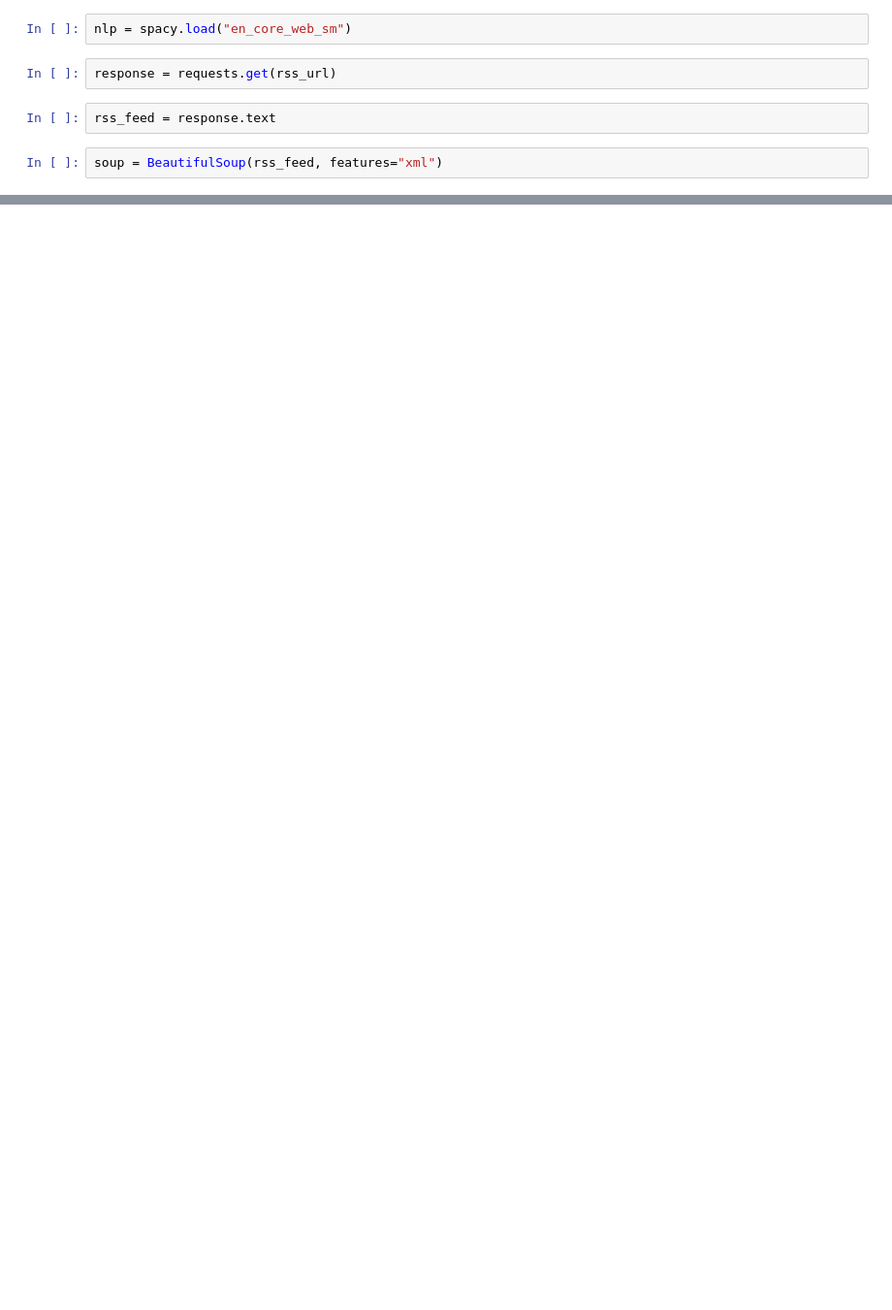
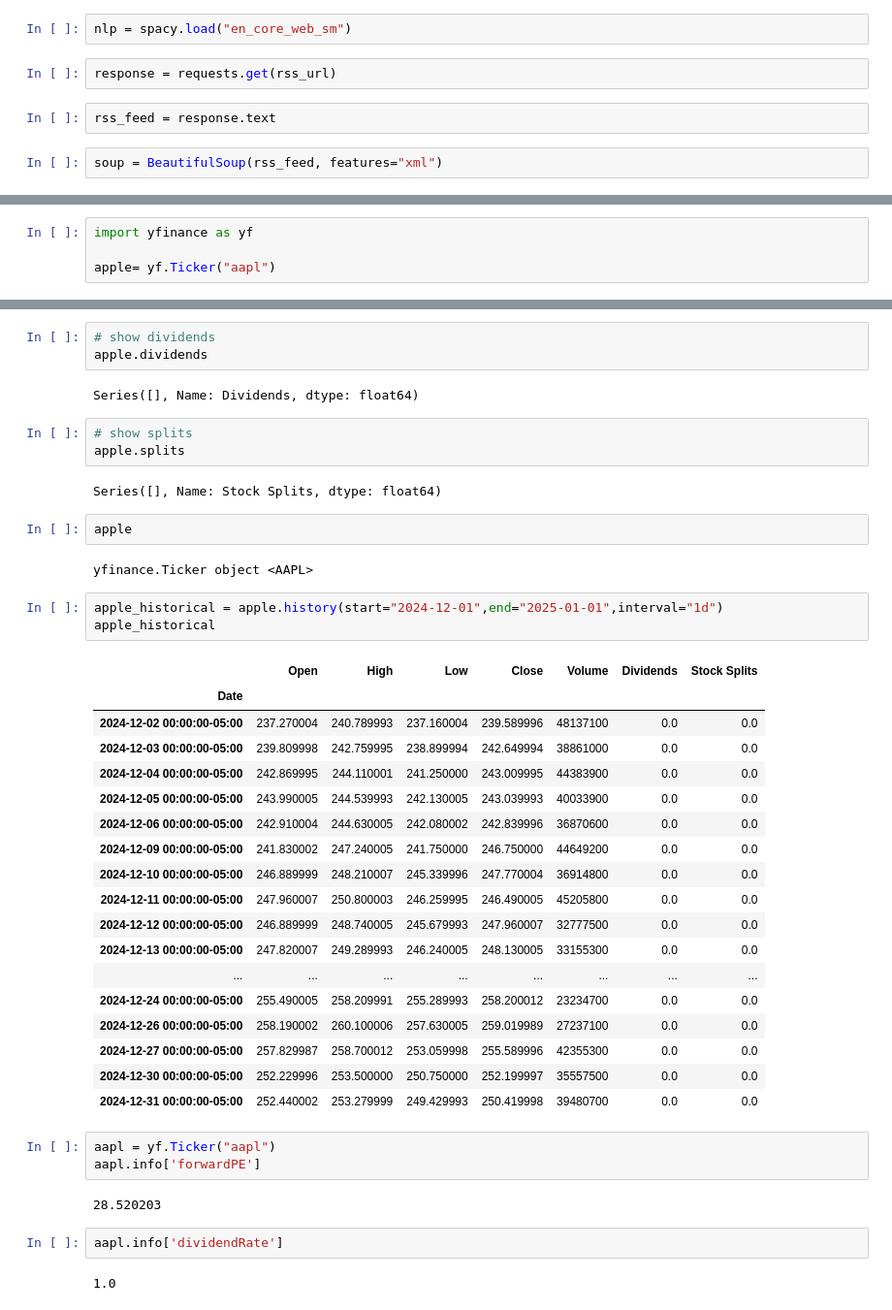
Before and after one commit to MarkEHolland/financial-newsfeed, a Jupyter notebook: notebooks/financial-application.ipynb, the cells around one changed output, grey strips where cells are left out. Shown: that part at 97% size. Cells and saved outputs as stored; diff of their text form; blank space fills up the shorter version.

Commit message:
rss and yfinance exploration

```diff
--- a/notebooks/financial-application.ipynb
+++ b/notebooks/financial-application.ipynb
@@ -39,0 +324,4 @@ myFT following
+# %%
+import yfinance as yf
+
+apple= yf.Ticker("aapl")
@@ -39,0 +342,45 @@ myFT following
+# %%
+# show dividends
+apple.dividends
+# %% [output]
+Series([], Name: Dividends, dtype: float64)
+# %%
+# show splits
+apple.splits
+# %% [output]
+Series([], Name: Stock Splits, dtype: float64)
+# %%
+apple
+# %% [output]
+yfinance.Ticker object <AAPL>
+# %%
+apple_historical = apple.history(start="2024-12-01",end="2025-01-01",interval="1d")
+apple_historical
+# %% [output]
+|  | Open | High | Low | Close | Volume | Dividends | Stock Splits |
+| Date |  |  |  |  |  |  |  |
+| 2024-12-02 00:00:00-05:00 | 237.270004 | 240.789993 | 237.160004 | 239.589996 | 48137100 | 0.0 | 0.0 |
+| 2024-12-03 00:00:00-05:00 | 239.809998 | 242.759995 | 238.899994 | 242.649994 | 38861000 | 0.0 | 0.0 |
+| 2024-12-04 00:00:00-05:00 | 242.869995 | 244.110001 | 241.250000 | 243.009995 | 44383900 | 0.0 | 0.0 |
+| 2024-12-05 00:00:00-05:00 | 243.990005 | 244.539993 | 242.130005 | 243.039993 | 40033900 | 0.0 | 0.0 |
+| 2024-12-06 00:00:00-05:00 | 242.910004 | 244.630005 | 242.080002 | 242.839996 | 36870600 | 0.0 | 0.0 |
+| 2024-12-09 00:00:00-05:00 | 241.830002 | 247.240005 | 241.750000 | 246.750000 | 44649200 | 0.0 | 0.0 |
+| 2024-12-10 00:00:00-05:00 | 246.889999 | 248.210007 | 245.339996 | 247.770004 | 36914800 | 0.0 | 0.0 |
+| 2024-12-11 00:00:00-05:00 | 247.960007 | 250.800003 | 246.259995 | 246.490005 | 45205800 | 0.0 | 0.0 |
+| 2024-12-12 00:00:00-05:00 | 246.889999 | 248.740005 | 245.679993 | 247.960007 | 32777500 | 0.0 | 0.0 |
+| 2024-12-13 00:00:00-05:00 | 247.820007 | 249.289993 | 246.240005 | 248.130005 | 33155300 | 0.0 | 0.0 |
+| ... | ... | ... | ... | ... | ... | ... | ... |
+| 2024-12-24 00:00:00-05:00 | 255.490005 | 258.209991 | 255.289993 | 258.200012 | 23234700 | 0.0 | 0.0 |
+| 2024-12-26 00:00:00-05:00 | 258.190002 | 260.100006 | 257.630005 | 259.019989 | 27237100 | 0.0 | 0.0 |
+| 2024-12-27 00:00:00-05:00 | 257.829987 | 258.700012 | 253.059998 | 255.589996 | 42355300 | 0.0 | 0.0 |
+| 2024-12-30 00:00:00-05:00 | 252.229996 | 253.500000 | 250.750000 | 252.199997 | 35557500 | 0.0 | 0.0 |
+| 2024-12-31 00:00:00-05:00 | 252.440002 | 253.279999 | 249.429993 | 250.419998 | 39480700 | 0.0 | 0.0 |
+# %%
+aapl = yf.Ticker("aapl")
+aapl.info['forwardPE']
+# %% [output]
+28.520203
+# %%
+aapl.info['dividendRate']
+# %% [output]
+1.0
```
Also changed, not shown: parts of 63 cells of this notebook.
